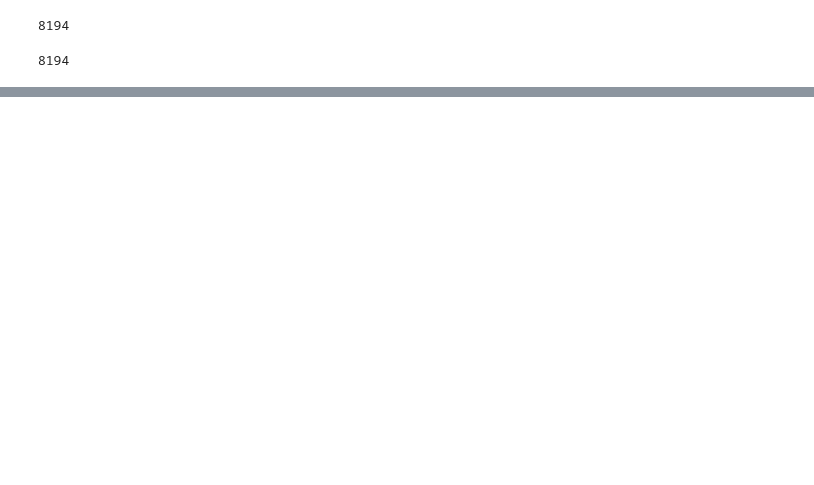
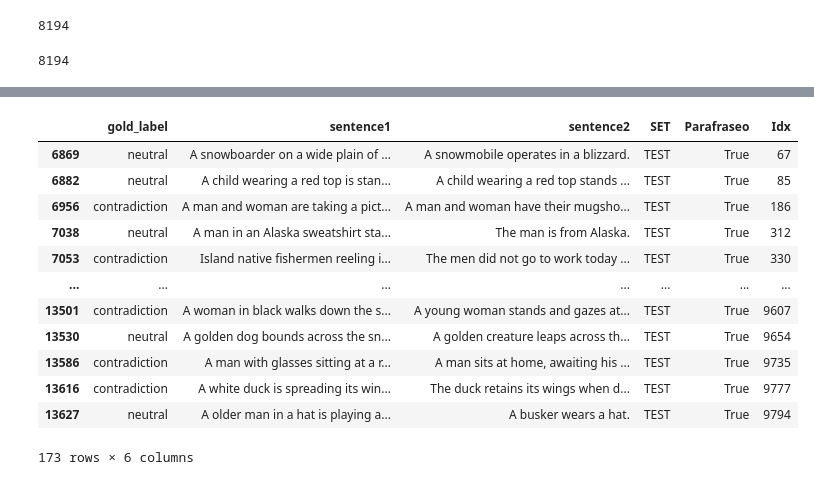
Before and after one commit to david-T-M/RTE_Parik, a Jupyter notebook: Estadistica_correctos_incorrectos.ipynb, the cells around one changed output, grey strips where cells are left out. Cells and saved outputs as stored; diff of their text form; code cells hidden in the pictures; blank space fills up the shorter version.

```diff
--- a/Estadistica_correctos_incorrectos.ipynb
+++ b/Estadistica_correctos_incorrectos.ipynb
@@ -278,0 +394,22 @@ for i in parafraseo_correctos:
+# %%
+df_p=temp4.copy()
+for index,strings in temp4.iterrows():
+    temp5=left_join[left_join[2]==strings["Idx"]]
+    #print(left_join[2][0],index,"2",temp5)
+    for index2,strings2 in temp5.iterrows():
+        df_p.at[index,"sentence2"]=strings2["0_y"]
+df_p
+# %% [output]
+|  | gold_label | sentence1 | sentence2 | SET | Parafraseo | Idx |
+| 6869 | neutral | A snowboarder on a wide plain of ... | A snowmobile operates in a blizzard. | TEST | True | 67 |
+| 6882 | neutral | A child wearing a red top is stan... | A child wearing a red top stands ... | TEST | True | 85 |
+| 6956 | contradiction | A man and woman are taking a pict... | A man and woman have their mugsho... | TEST | True | 186 |
+| 7038 | neutral | A man in an Alaska sweatshirt sta... | The man is from Alaska. | TEST | True | 312 |
+| 7053 | contradiction | Island native fishermen reeling i... | The men did not go to work today ... | TEST | True | 330 |
+| ... | ... | ... | ... | ... | ... | ... |
+| 13501 | contradiction | A woman in black walks down the s... | A young woman stands and gazes at... | TEST | True | 9607 |
+| 13530 | neutral | A golden dog bounds across the sn... | A golden creature leaps across th... | TEST | True | 9654 |
+| 13586 | contradiction | A man with glasses sitting at a r... | A man sits at home, awaiting his ... | TEST | True | 9735 |
+| 13616 | contradiction | A white duck is spreading its win... | The duck retains its wings when d... | TEST | True | 9777 |
+| 13627 | neutral | A older man in a hat is playing a... | A busker wears a hat. | TEST | True | 9794 |
+173 rows × 6 columns
```
Also changed, not shown: parts of 28 cells of this notebook, 5 other files.
